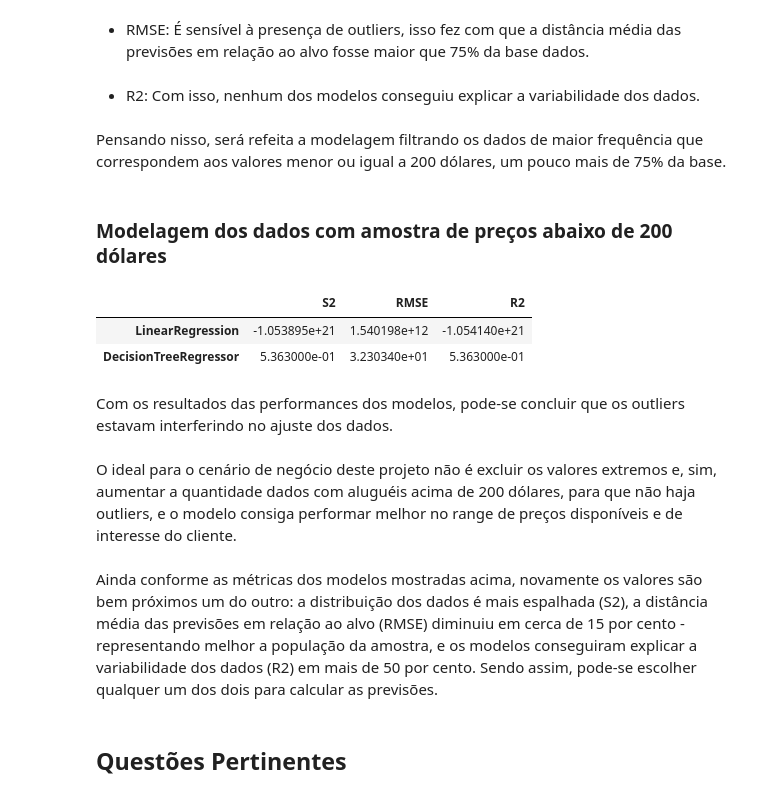
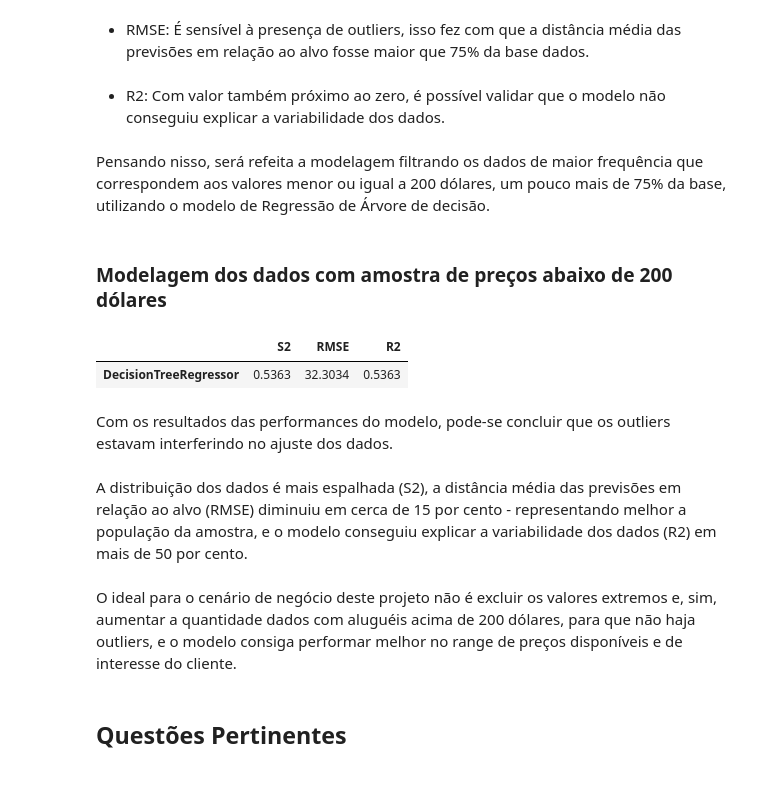
Before and after one commit to thamirests14/modelo-preditivo-aluguel-nova-york, a Jupyter notebook: LH-CD-THAMIRESSILVA.ipynb, the cells around one changed output. Cells and saved outputs as stored; diff of their text form; code cells hidden in the pictures.

Commit message:
Add files via upload
Atualizações de Jupyter Notebbok e modelos .pkl.

```diff
--- a/LH-CD-THAMIRESSILVA.ipynb
+++ b/LH-CD-THAMIRESSILVA.ipynb
@@ -632,6 +578,9 @@ def model_scoring(y_test,y_pred):
 metricas=pd.DataFrame(columns = ['S2',
                                 'RMSE',
                                 'R2'])
+metricas_200=pd.DataFrame(columns = ['S2',
+                                'RMSE',
+                                'R2'])
 # %% [markdown]
 ### Regressão Linear Múltipla
 # %%
@@ -666,9 +622,9 @@ Alguns pontos importantes que corroboram com essa hipótese:
 # %% [markdown]
 - RMSE: É sensível à presença de outliers, isso fez com que a distância média das previsões em relação ao alvo fosse maior que 75% da base dados.
 # %% [markdown]
-- R2: Com isso, nenhum dos modelos conseguiu explicar a variabilidade dos dados.
+- R2: Com valor também próximo ao zero, é possível validar que o modelo não conseguiu explicar a variabilidade dos dados.
 # %% [markdown]
-Pensando nisso, será refeita a modelagem filtrando os dados de maior frequência que correspondem aos valores menor ou igual a 200 dólares, um pouco mais de 75% da base.
+Pensando nisso, será refeita a modelagem filtrando os dados de maior frequência que correspondem aos valores menor ou igual a 200 dólares, um pouco mais de 75% da base, utilizando o modelo de Regressão de Árvore de decisão.
 # %% [markdown]
 ### Modelagem dos dados com amostra de preços abaixo de 200 dólares
 # %%
@@ -684,39 +640,31 @@ df_filter_model.head()
 
 # Separando as variáveis dependente (y) e as explicativas (x)
 
-y = df_filter_model['price']
-X = df_filter_model.drop(columns=['price'], axis = 1)
+y2 = df_filter_model['price']
+X2 = df_filter_model.drop(columns=['price'], axis = 1)
 
 # Dividindo a base de dados em treino e teste na proporção 70/30
 
-X_train2, X_test2, y_train2, y_test2 = train_test_split(X, y, test_size=0.3, random_state=42)
+X_train2, X_test2, y_train2, y_test2 = train_test_split(X2, y2, test_size=0.3, random_state=42)
-# %%
-linear_reg=LinearRegression()
-linear_reg.fit(X_train2, y_train2)
-y_pred3 = linear_reg.predict(X_test2)
-
-metricas.loc['LinearRegression'] = model_scoring( y_test2, y_pred3)
-
-decision_tree = DecisionTreeRegressor()
-decision_tree.fit(X_train2, y_train2)
-y_pred4 = decision_tree.predict(X_test2)
-
-with open('decision_tree.pkl', 'wb') as file:
-    pickle.dump(decision_tree, file)
-
-
-metricas.loc['DecisionTreeRegressor'] = model_scoring( y_test2, y_pred4)
-metricas
-# %% [output]
-|  | S2 | RMSE | R2 |
-| LinearRegression | -1.053895e+21 | 1.540198e+12 | -1.054140e+21 |
-| DecisionTreeRegressor | 5.363000e-01 | 3.230340e+01 | 5.363000e-01 |
+# %%
+decision_tree2 = DecisionTreeRegressor(random_state=0)
+decision_tree2.fit(X_train2, y_train2)
+y_pred3 = decision_tree2.predict(X_test2)
+
+with open('decision_tree_200.pkl', 'wb') as file:
+    pickle.dump(decision_tree2, file)
+
+metricas_200.loc['DecisionTreeRegressor'] = model_scoring( y_test2, y_pred3)
+metricas_200
+# %% [output]
+|  | S2 | RMSE | R2 |
+| DecisionTreeRegressor | 0.5363 | 32.3034 | 0.5363 |
 # %% [markdown]
-Com os resultados das performances dos modelos, pode-se concluir que os outliers estavam interferindo no ajuste dos dados.
+Com os resultados das performances do modelo, pode-se concluir que os outliers estavam interferindo no ajuste dos dados.
+# %% [markdown]
+A distribuição dos dados é mais espalhada (S2), a distância média das previsões em relação ao alvo (RMSE) diminuiu em cerca de 15 por cento - representando melhor a população da amostra, e o modelo conseguiu explicar a variabilidade dos dados (R2) em mais de 50 por cento.
 # %% [markdown]
 O ideal para o cenário de negócio deste projeto não é excluir os valores extremos e, sim, aumentar a quantidade dados com aluguéis acima de 200 dólares, para que não haja outliers, e o modelo consiga performar melhor no range de preços disponíveis e de interesse do cliente.
-# %% [markdown]
-Ainda conforme as métricas dos modelos mostradas acima, novamente os valores são bem próximos um do outro: a distribuição dos dados é mais espalhada (S2), a distância média das previsões em relação ao alvo (RMSE) diminuiu em cerca de 15 por cento - representando melhor a população da amostra, e os modelos conseguiram explicar a variabilidade dos dados (R2) em mais de 50 por cento. Sendo assim, pode-se escolher qualquer um dos dois para calcular as previsões.
 # %% [markdown]
 ## Questões Pertinentes
 # %% [markdown]
```
Also changed, not shown: parts of 19 cells of this notebook, 2 other files.
